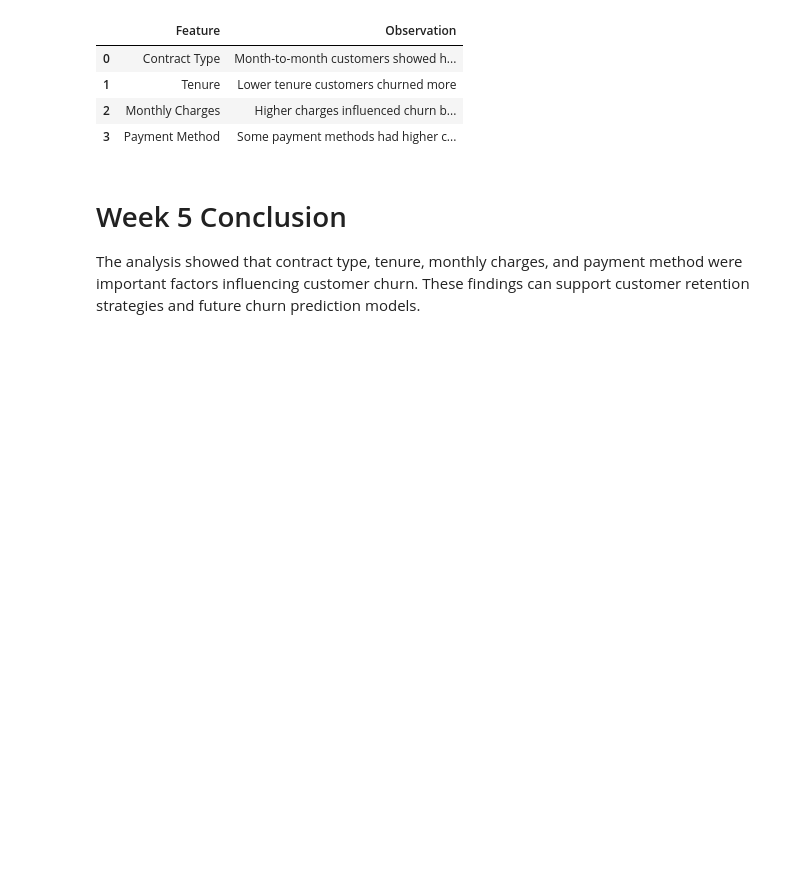
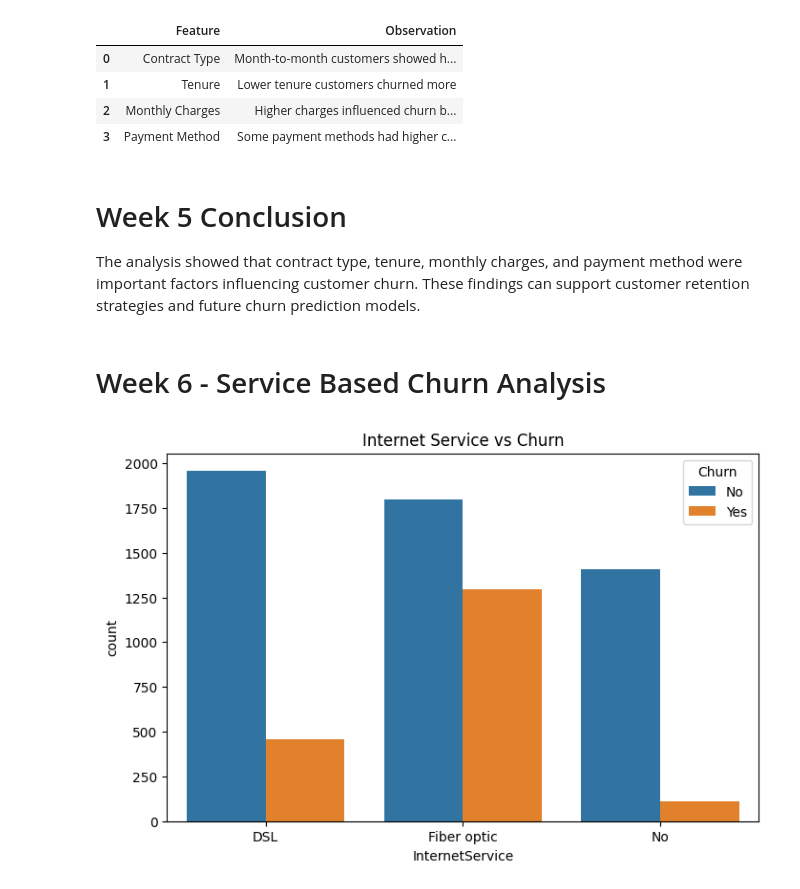
Before and after one commit to Tejaswini-Manjula/Customer-Churn-Prediction, a Jupyter notebook: notebooks/EDA_Visualization.ipynb, the cells around one changed output. Cells and saved outputs as stored; diff of their text form; code cells hidden in the pictures; blank space fills up the shorter version.

Commit message:
Added Week 6 service based churn analysis

```diff
--- a/notebooks/EDA_Visualization.ipynb
+++ b/notebooks/EDA_Visualization.ipynb
@@ -183,3 +183,5 @@ summary
 # Week 5 Conclusion
 
 The analysis showed that contract type, tenure, monthly charges, and payment method were important factors influencing customer churn. These findings can support customer retention strategies and future churn prediction models.
+# %% [markdown]
+# Week 6 - Service Based Churn Analysis
@@ -185,0 +193,12 @@ The analysis showed that contract type, tenure, monthly charges, and payment met
+# %%
+df = pd.read_csv('../data/cleaned_telco_churn.csv')
+# %%
+import matplotlib.pyplot as plt
+import seaborn as sns
+
+plt.figure(figsize=(8,5))
+sns.countplot(x='InternetService', hue='Churn', data=df)
+plt.title('Internet Service vs Churn')
+plt.show()
+# %% [output]
+[figure, added]
```
Also changed, not shown: parts of 4 cells of this notebook.
